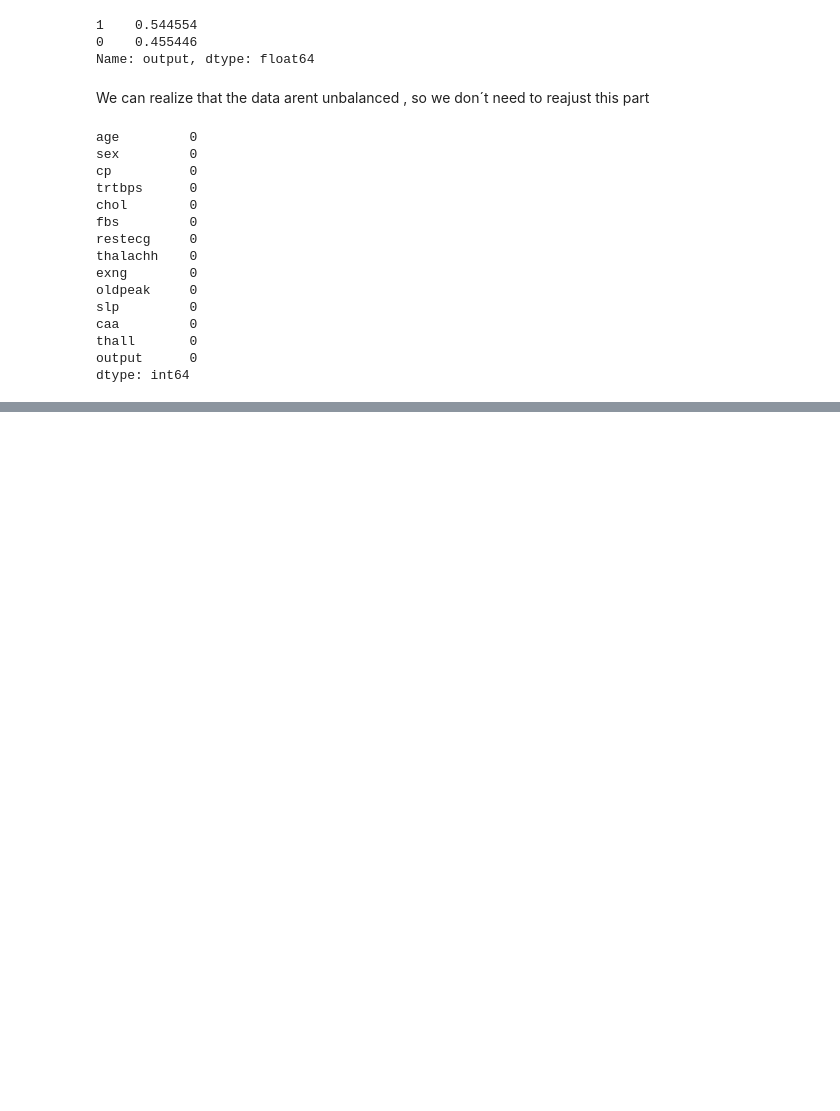
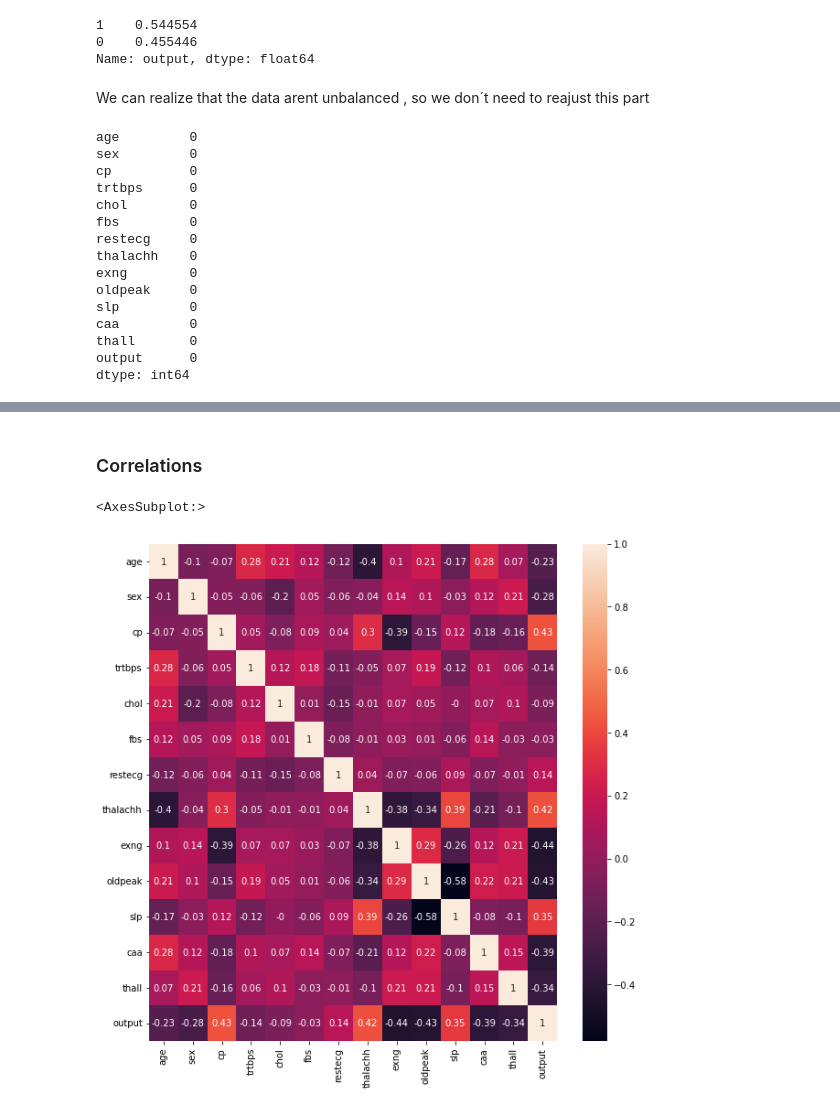
Before and after one commit to brondevitor/Kaggle, a Jupyter notebook: HeartAttack.ipynb, the cells around one changed output, grey strips where cells are left out. Saved outputs shown, nothing was run; the diff lists cells and outputs as text; code cells hidden in the pictures; blank space fills up the shorter version.

```diff
--- a/HeartAttack.ipynb
+++ b/HeartAttack.ipynb
@@ -158,0 +174,8 @@ for i in categorical_col:
+# %% [markdown]
+### Correlations
+# %%
+plt.figure(figsize=(10,10))
+sns.heatmap(round(df_heart.corr(),2) , annot = True)
+# %% [output]
+<AxesSubplot:>
+[figure, added]
```
Also changed, not shown: parts of 11 cells of this notebook.
